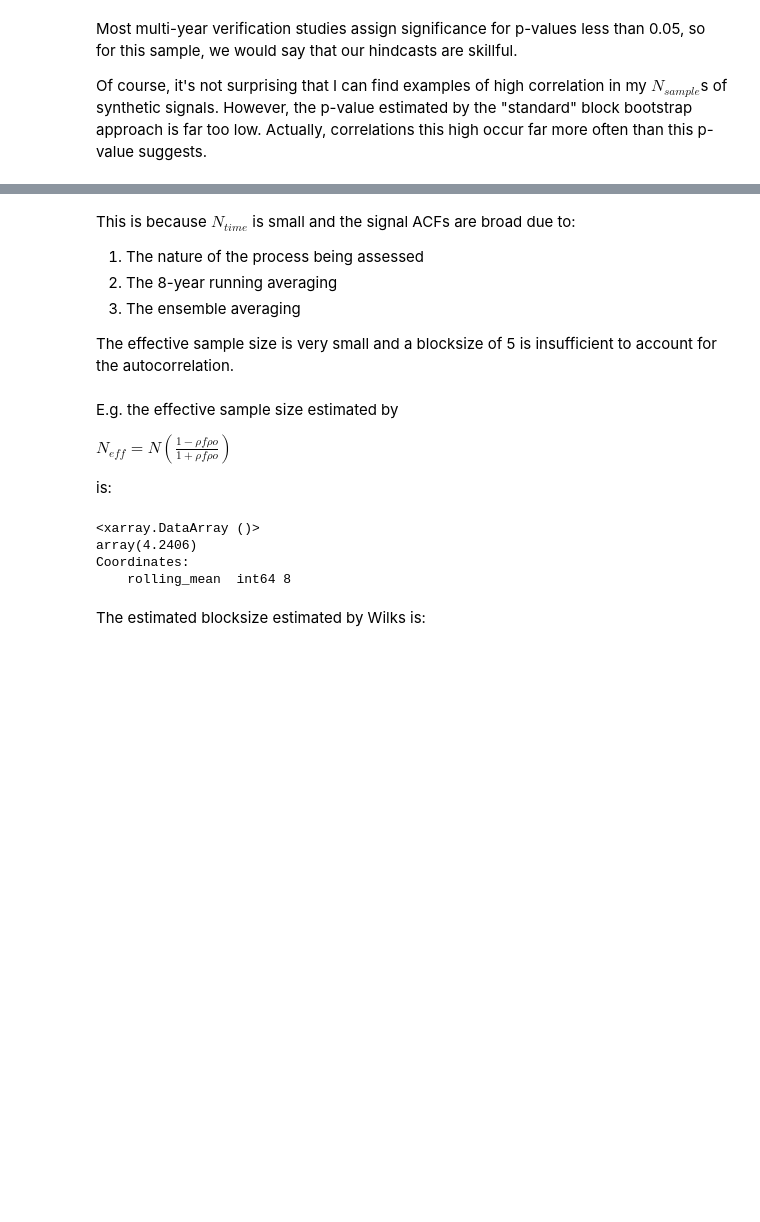
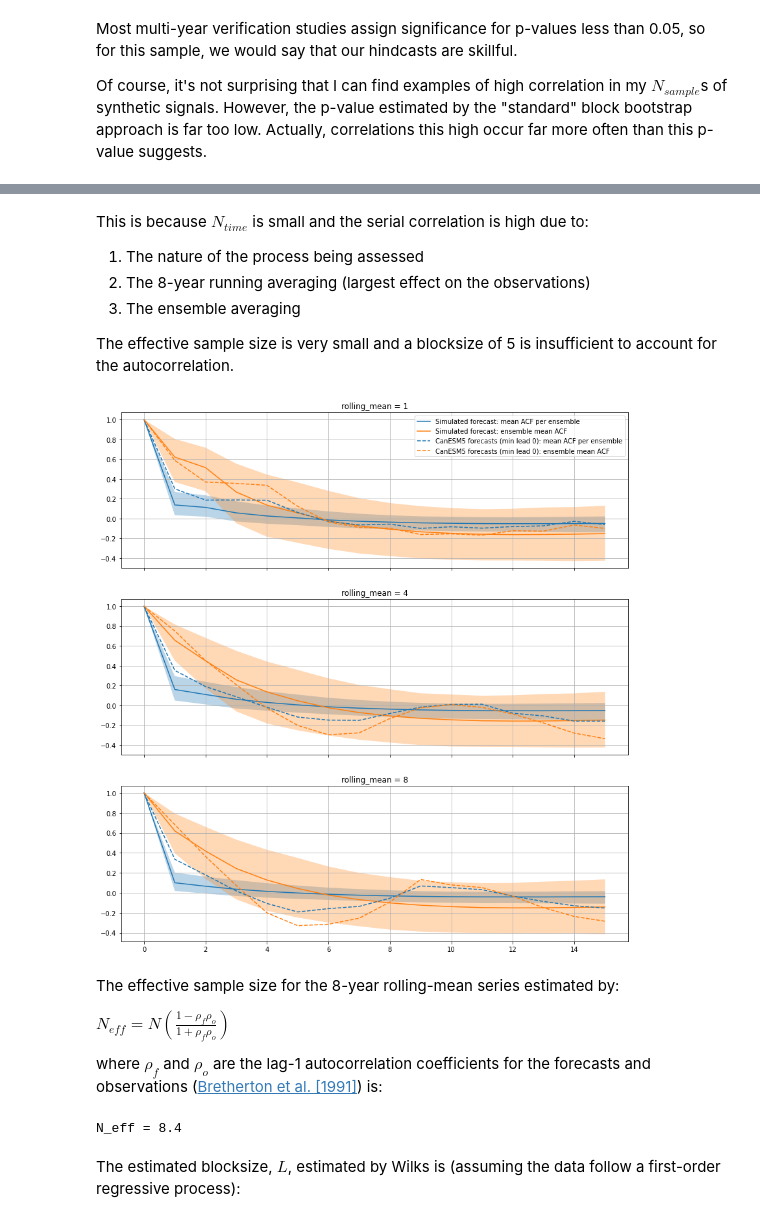
Before and after one commit to dougiesquire/Squire_2022_correlation, a Jupyter notebook: notebooks/exploratory/demo_Tim.ipynb, the cells around one changed output, grey strips where cells are left out. Cells and saved outputs as stored; diff of their text form; code cells hidden in the pictures; blank space fills up the shorter version.

```diff
--- a/notebooks/exploratory/demo_Tim.ipynb
+++ b/notebooks/exploratory/demo_Tim.ipynb
@@ -152,33 +156,55 @@ plot.pearson_r_distributions(
 # %% [markdown]
-This is because $N_{time}$ is small and the signal ACFs are broad due to:
+This is because $N_{time}$ is small and the serial correlation is high due to:
 
 1. The nature of the process being assessed
-2. The 8-year running averaging
+2. The 8-year running averaging (largest effect on the observations)
 3. The ensemble averaging
 
 The effective sample size is very small and a blocksize of 5 is insufficient to account for the autocorrelation.
 # %%
 plot.acf(
-    fcst,
-    amv,
-    headings=["Simulated forecast", "detrended CanESM5 forecast"],
-    partial=True,
-    nlags=10,
+    utils.detrend(fcst),
+    utils.detrend(amv),
+    headings=[
+        "Simulated forecast",
+        "CanESM5 forecasts (min lead 0)",
+    ],
+    nlags=15,
 )
+# %% [output]
+[figure, added]
 # %% [markdown]
-E.g. the effective sample size estimated by
+The effective sample size for the 8-year rolling-mean series estimated by:
 
-$N_{eff} = N \left( \frac{1 - \rho{f} \rho{o}}{1 + \rho{f} \rho{o}} \right)$
+$N_{eff} = N \left( \frac{1 - \rho_{f} \rho_{o}}{1 + \rho_{f} \rho_{o}} \right)$
 
-is:
+where $\rho_{f}$ and $\rho_{o}$ are the lag-1 autocorrelation coefficients for the forecasts and observations ([Bretherton et al. [1991]](https://doi.org/10.1175/1520-0442(1999)012<1990:TENOSD>2.0.CO;2)) is:
-# %%
-import xskillscore as xs
-
-Neff = xs.effective_sample_size(fcst.mean("member"), obsv).mean()
-# %% [output]
-<xarray.DataArray ()>
-array(4.2406)
-Coordinates:
-    rolling_mean  int64 8
+# %%
+fcst_long = ar_model.generate_samples_like(
+    input_data,
+    order="select_order",
+    n_times=1000,
+    n_samples=10,
+    n_members=N_members,
+    rolling_means=[8],
+    plot_diagnostics=False,
+).sel(rolling_mean=8)
+
+obsv_long = ar_model.generate_samples_like(
+    input_data,
+    order="select_order",
+    n_times=1000,
+    n_samples=10,
+    rolling_means=[8],
+    plot_diagnostics=False,
+).sel(rolling_mean=8)
+
+Neff = stats.effective_sample_size(
+    fcst_long.mean("member"), obsv_long, fcst.sizes["time"]
+).mean("sample")
+
+print(f"N_eff = {Neff.values:.1f}")
+# %% [output]
+N_eff = 8.4
 # %% [markdown]
-The estimated blocksize estimated by Wilks is:
+The estimated blocksize, $L$, estimated by Wilks is (assuming the data follow a first-order regressive process):
```
Also changed, not shown: parts of 16 cells of this notebook, 5 other files.
